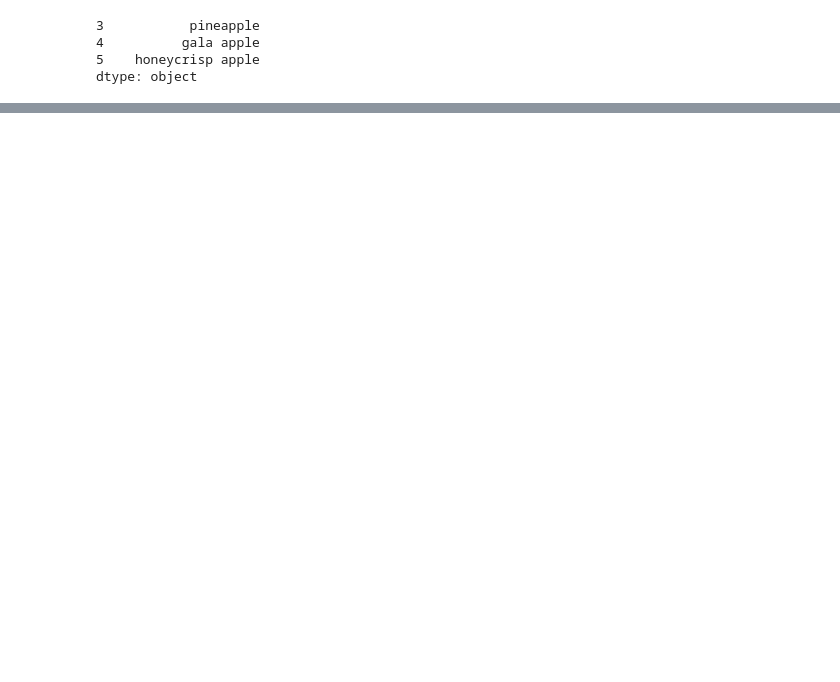
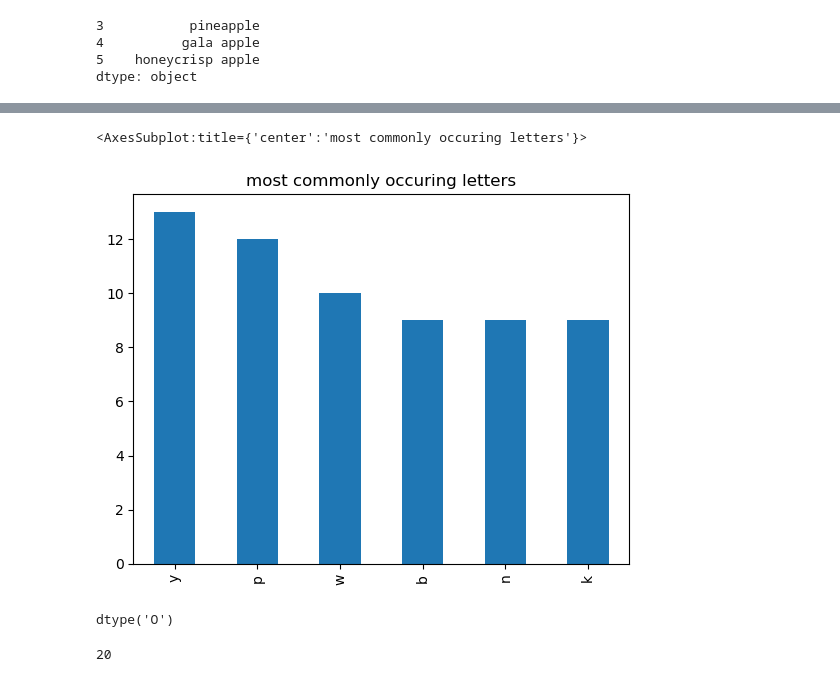
Before and after one commit to gabecavazos/numpy-pandas-visualization-exercises, a Jupyter notebook: pandas_series.ipynb, the cells around one changed output, grey strips where cells are left out. Saved outputs shown, nothing was run; the diff lists cells and outputs as text; code cells hidden in the pictures; blank space fills up the shorter version.

```diff
--- a/pandas_series.ipynb
+++ b/pandas_series.ipynb
@@ -352,0 +499,5 @@ ValueError: The truth value of a Series is ambiguous. Use a.empty, a.bool(), a.i
+# %%
+letters.value_counts().head(6).plot.bar(title = 'most commonly occuring letters')
+# %% [output]
+<AxesSubplot:title={'center':'most commonly occuring letters'}>
+[figure, added]
@@ -352,0 +506,10 @@ ValueError: The truth value of a Series is ambiguous. Use a.empty, a.bool(), a.i
+# %%
+#1
+numbers.dtype
+# %% [output]
+dtype('O')
+# %%
+#2
+numbers.size
+# %% [output]
+20
```
Also changed, not shown: parts of 49 cells of this notebook, 1 other file.
